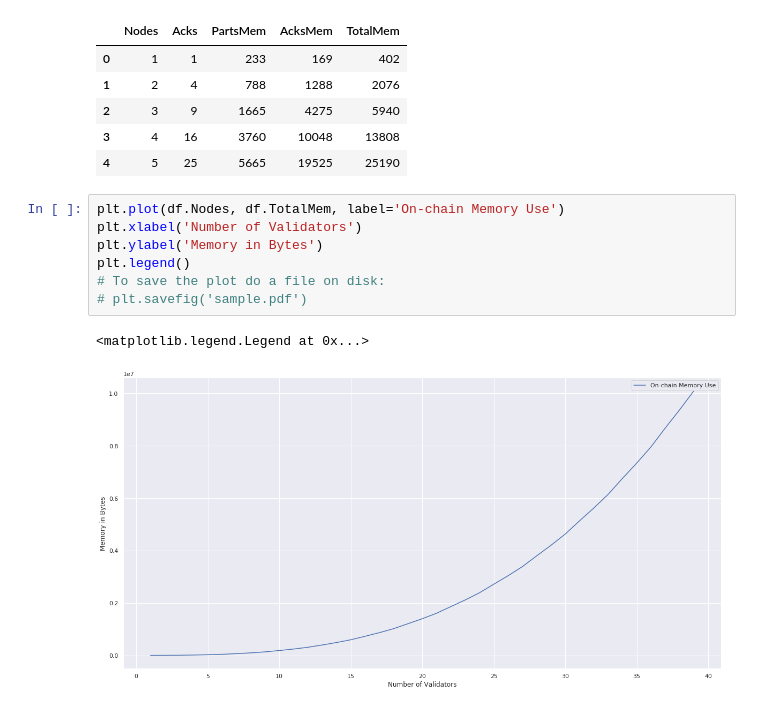
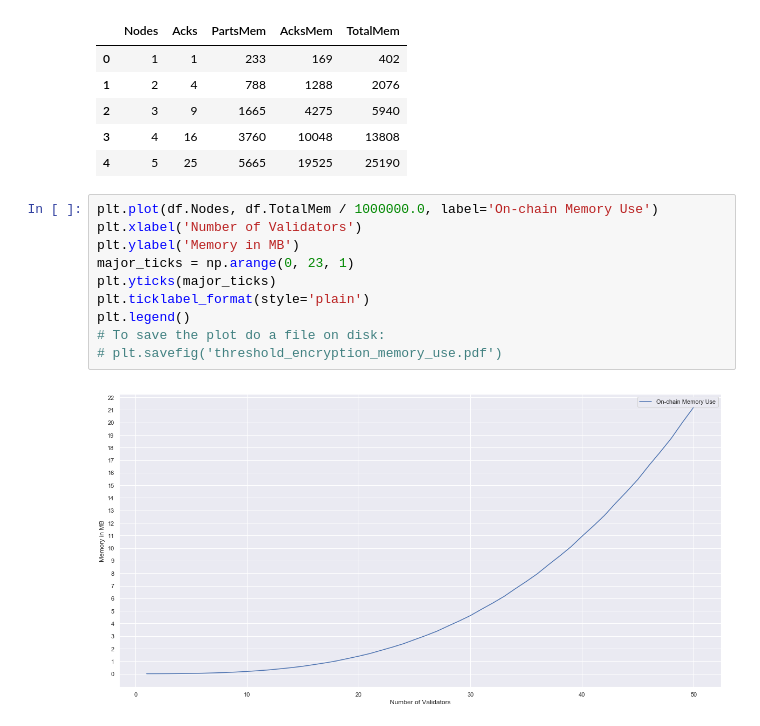
Before and after one commit to lab10-coop/honey-badger-testing, a Jupyter notebook: jupyter/threshold_encryption.ipynb, the cells around one changed output. Drawn from its saved outputs; the diff is of its cells as text.

Commit message:
Extended the range of measurements to 50 Nodes
Switched to MB on the y scale

```diff
--- a/jupyter/threshold_encryption.ipynb
+++ b/jupyter/threshold_encryption.ipynb
@@ -21,12 +21,14 @@ df.head()
 | 3 | 4 | 16 | 3760 | 10048 | 13808 |
 | 4 | 5 | 25 | 5665 | 19525 | 25190 |
 # %%
-plt.plot(df.Nodes, df.TotalMem, label='On-chain Memory Use')
+plt.plot(df.Nodes, df.TotalMem / 1000000.0, label='On-chain Memory Use')
 plt.xlabel('Number of Validators')
-plt.ylabel('Memory in Bytes')
+plt.ylabel('Memory in MB')
+major_ticks = np.arange(0, 23, 1)
+plt.yticks(major_ticks)
+plt.ticklabel_format(style='plain')
 plt.legend()
 # To save the plot do a file on disk:
-# plt.savefig('sample.pdf')
+# plt.savefig('threshold_encryption_memory_use.pdf')
 # %% [output]
-<matplotlib.legend.Legend at 0x...>
-[figure, old version]
+[figure, new version]
```
Also changed, not shown: 4 other files.
